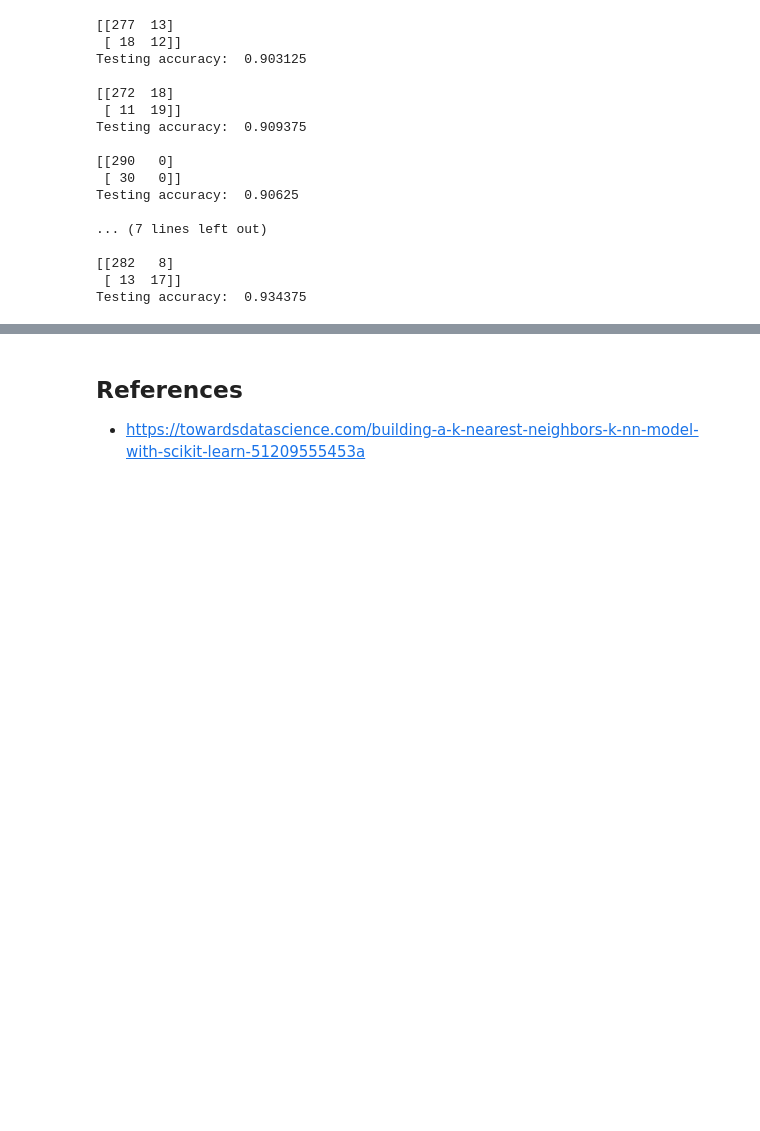
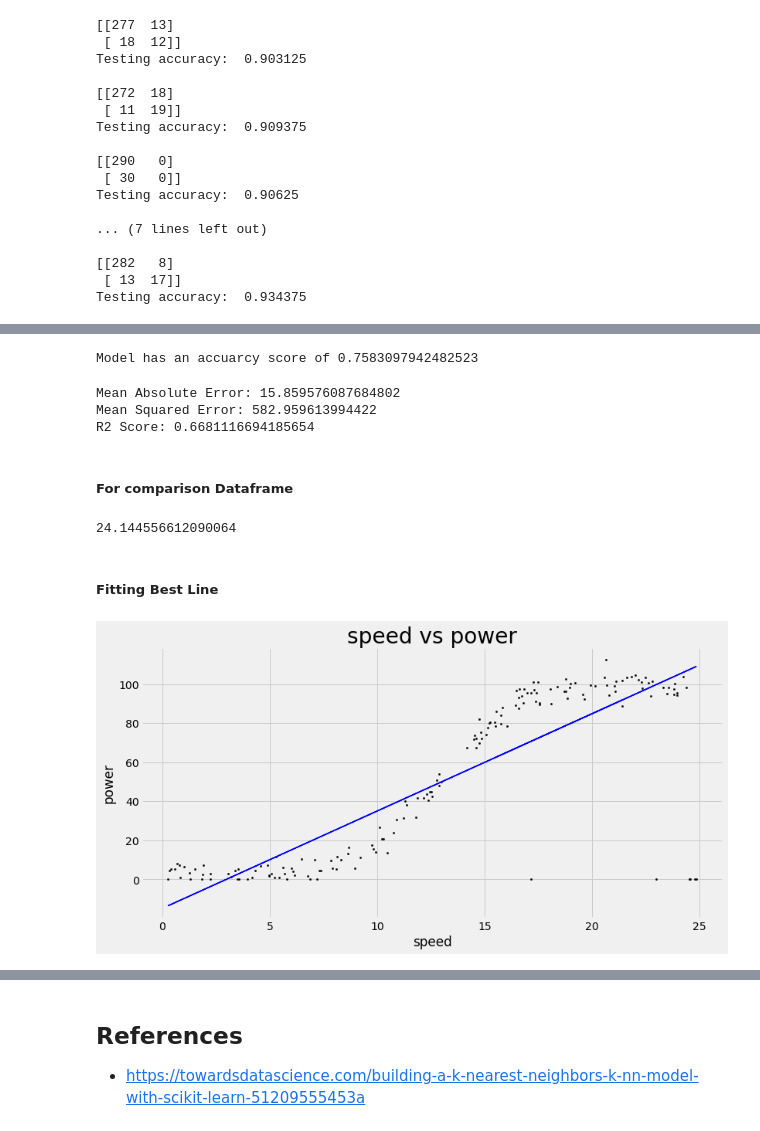
Before and after one commit to conor1982/ML_and_Stats_Assessment, a Jupyter notebook: scikit-learn.ipynb, the cells around one changed output, grey strips where cells are left out. Saved outputs shown, nothing was run; the diff lists cells and outputs as text; code cells hidden in the pictures; blank space fills up the shorter version.

Commit message:
simple linear regression added

```diff
--- a/scikit-learn.ipynb
+++ b/scikit-learn.ipynb
@@ -691,0 +760,5 @@ Testing accuracy:  0.934375
+# %%
+X = ps['speed'].values
+y = ps['power'].values
+
+X = X.reshape(-1, 1)
@@ -691,0 +769,2 @@ Testing accuracy:  0.934375
+# %%
+X_train, X_test, y_train, y_test = train_test_split(X,y,test_size= 0.33,random_state=1)
@@ -691,0 +785,4 @@ Testing accuracy:  0.934375
+# %%
+model = lm.LinearRegression()
+
+model.fit(X_train, y_train)
@@ -691,0 +793,37 @@ Testing accuracy:  0.934375
+# %%
+print(f'Model has an accuarcy score of {model.score(X_train, y_train)}')
+
+y_pred = model.predict(X_test)
+# %% [output]
+Model has an accuarcy score of 0.7583097942482523
+# %%
+from sklearn import metrics
+
+print('Mean Absolute Error:',metrics.mean_absolute_error(y_test,y_pred))
+print('Mean Squared Error:',metrics.mean_squared_error(y_test,y_pred))
+print('R2 Score:',metrics.r2_score(y_test,y_pred))
+# %% [output]
+Mean Absolute Error: 15.859576087684802
+Mean Squared Error: 582.959613994422
+R2 Score: 0.6681116694185654
+# %% [markdown]
+##### For comparison Dataframe
+# %%
+m1_score = model.score(X_train, y_train)
+m1_mae = metrics.mean_absolute_error(y_test,y_pred)
+m1_mse = metrics.mean_squared_error(y_test,y_pred)
+m1_r2 = metrics.r2_score(y_test,y_pred)
+m1_rmse = np.sqrt(m1_mse)
+print(m1_rmse)
+# %% [output]
+24.144556612090064
+# %% [markdown]
+##### Fitting Best Line
+# %%
+plt.scatter(X_test,y_test,color='black',s=5)
+plt.plot(X_test,y_pred,color='blue',linewidth=1.5)
+plt.title(f'{ps.columns[0]} vs {ps.columns[1]}',fontsize=28)
+plt.xlabel(f'{ps.columns[0]}')
+plt.ylabel(f'{ps.columns[1]}');
+# %% [output]
+[figure, added]
```
Also changed, not shown: parts of 48 cells of this notebook, 6 other files.
